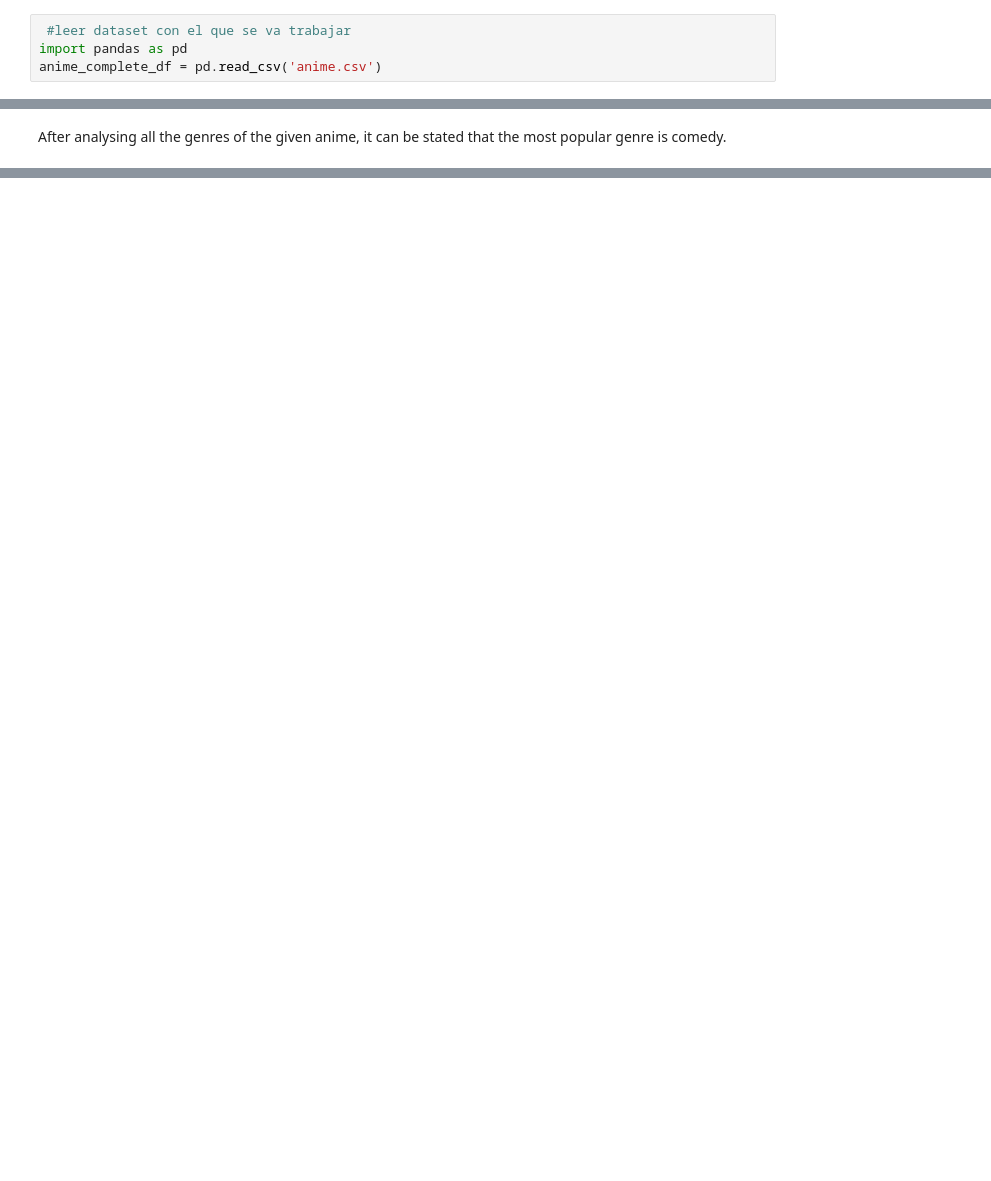
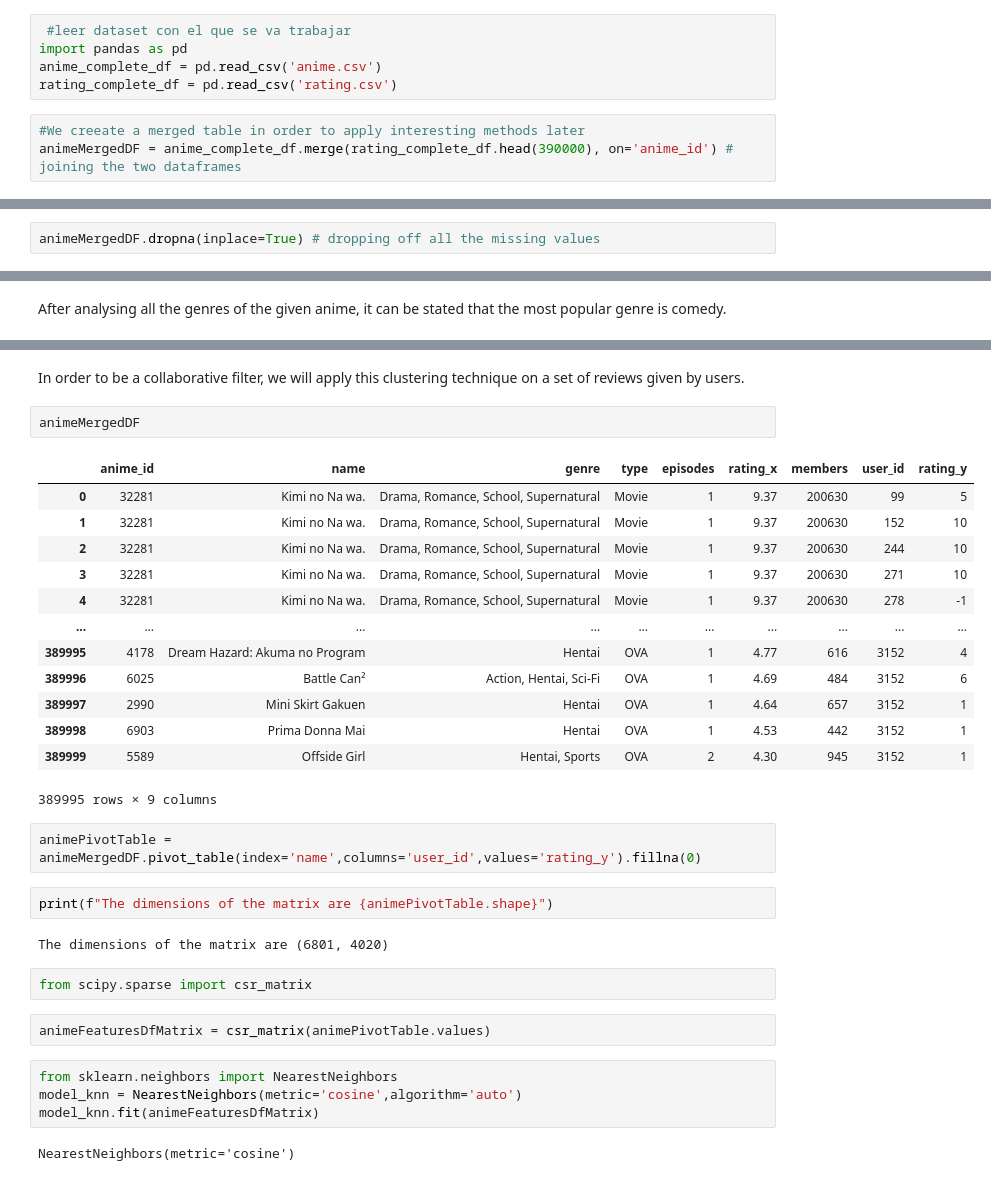
Before and after one commit to jalex3421/Anime-Recommendator, a Jupyter notebook: AnimeRecommendation.ipynb, the cells around one changed output, grey strips where cells are left out. Cells and saved outputs as stored; diff of their text form; blank space fills up the shorter version.

```diff
--- a/AnimeRecommendation.ipynb
+++ b/AnimeRecommendation.ipynb
@@ -40,3 +48,7 @@ Saving anime.csv to anime.csv
  #leer dataset con el que se va trabajar
 import pandas as pd
 anime_complete_df = pd.read_csv('anime.csv')
+rating_complete_df = pd.read_csv('rating.csv')
+# %%
+#We creeate a merged table in order to apply interesting methods later
+animeMergedDF = anime_complete_df.merge(rating_complete_df.head(390000), on='anime_id') # joining the two dataframes
@@ -42,0 +64,2 @@ anime_complete_df = pd.read_csv('anime.csv')
+# %%
+animeMergedDF.dropna(inplace=True) # dropping off all the missing values
@@ -354,0 +413,34 @@ After analysing all the genres of the given anime, it can be stated that the mos
+# %% [markdown]
+In order to be a collaborative filter, we will apply this clustering technique on a set of reviews given by users.
+# %%
+animeMergedDF
+# %% [output]
+|  | anime_id | name | genre | type | episodes | rating_x | members | user_id | rating_y |
+| 0 | 32281 | Kimi no Na wa. | Drama, Romance, School, Supernatural | Movie | 1 | 9.37 | 200630 | 99 | 5 |
+| 1 | 32281 | Kimi no Na wa. | Drama, Romance, School, Supernatural | Movie | 1 | 9.37 | 200630 | 152 | 10 |
+| 2 | 32281 | Kimi no Na wa. | Drama, Romance, School, Supernatural | Movie | 1 | 9.37 | 200630 | 244 | 10 |
+| 3 | 32281 | Kimi no Na wa. | Drama, Romance, School, Supernatural | Movie | 1 | 9.37 | 200630 | 271 | 10 |
+| 4 | 32281 | Kimi no Na wa. | Drama, Romance, School, Supernatural | Movie | 1 | 9.37 | 200630 | 278 | -1 |
+| ... | ... | ... | ... | ... | ... | ... | ... | ... | ... |
+| 389995 | 4178 | Dream Hazard: Akuma no Program | Hentai | OVA | 1 | 4.77 | 616 | 3152 | 4 |
+| 389996 | 6025 | Battle Can² | Action, Hentai, Sci-Fi | OVA | 1 | 4.69 | 484 | 3152 | 6 |
+| 389997 | 2990 | Mini Skirt Gakuen | Hentai | OVA | 1 | 4.64 | 657 | 3152 | 1 |
+| 389998 | 6903 | Prima Donna Mai | Hentai | OVA | 1 | 4.53 | 442 | 3152 | 1 |
+| 389999 | 5589 | Offside Girl | Hentai, Sports | OVA | 2 | 4.30 | 945 | 3152 | 1 |
+389995 rows × 9 columns
+# %%
+animePivotTable = animeMergedDF.pivot_table(index='name',columns='user_id',values='rating_y').fillna(0)
+# %%
+print(f"The dimensions of the matrix are {animePivotTable.shape}")
+# %% [output]
+The dimensions of the matrix are (6801, 4020)
+# %%
+from scipy.sparse import csr_matrix
+# %%
+animeFeaturesDfMatrix = csr_matrix(animePivotTable.values)
+# %%
+from sklearn.neighbors import NearestNeighbors
+model_knn = NearestNeighbors(metric='cosine',algorithm='auto')
+model_knn.fit(animeFeaturesDfMatrix)
+# %% [output]
+NearestNeighbors(metric='cosine')
```
Also changed, not shown: parts of 17 cells of this notebook.
